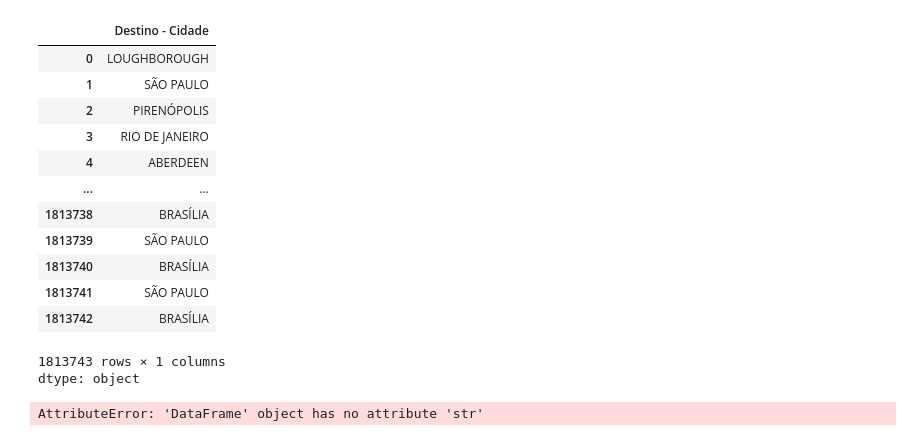
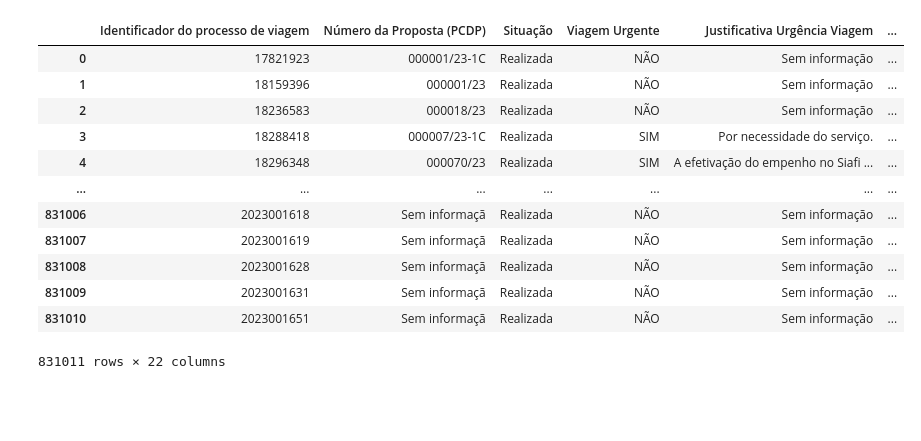
Before and after one commit to dhio-n/estatistica_com_python, a Jupyter notebook: analise_de_dados_viagens_governo_federal_2023.ipynb, the cells around one changed output. Saved outputs shown, nothing was run; the diff lists cells and outputs as text; code cells hidden in the pictures; blank space fills up the shorter version.

```diff
--- a/analise_de_dados_viagens_governo_federal_2023.ipynb
+++ b/analise_de_dados_viagens_governo_federal_2023.ipynb
@@ -6,7 +6,7 @@ import matplotlib as plt
 # %%
-pagamento = pd.read_csv('/content/drive/MyDrive/Asimov/2023_20250309_Viagens/2023_Pagamento.csv', encoding='Windows-1252', sep=';')
-passagem = pd.read_csv('/content/drive/MyDrive/Asimov/2023_20250309_Viagens/2023_Passagem.csv', encoding='Windows-1252', sep=';')
-trecho = pd.read_csv('/content/drive/MyDrive/Asimov/2023_20250309_Viagens/2023_Trecho.csv', encoding='Windows-1252', sep=';')
-viagem = pd.read_csv('/content/drive/MyDrive/Asimov/2023_20250309_Viagens/2023_Viagem.csv', encoding='Windows-1252', sep=';')
+pagamento = pd.read_csv('/content/drive/MyDrive/Asimov/2023_20250309_Viagens/2023_Pagamento.csv', encoding='Windows-1252', sep=';', decimal=',')
+passagem = pd.read_csv('/content/drive/MyDrive/Asimov/2023_20250309_Viagens/2023_Passagem.csv', encoding='Windows-1252', sep=';', decimal=',')
+trecho = pd.read_csv('/content/drive/MyDrive/Asimov/2023_20250309_Viagens/2023_Trecho.csv', encoding='Windows-1252', sep=';', decimal=',')
+viagem = pd.read_csv('/content/drive/MyDrive/Asimov/2023_20250309_Viagens/2023_Viagem.csv', encoding='Windows-1252', sep=';', decimal=',')
 # %%
 pd.set_option('display.max_columns', None)
@@ -29,24 +13,16 @@ trecho
-# %%
-colunas = ['Origem - Cidade','Destino - UF']
-trecho[colunas]
-trecho['Destino - Cidade'].str.upper()
-# %% [output]
-|  | Destino - Cidade |
-| 0 | LOUGHBOROUGH |
-| 1 | SÃO PAULO |
-| 2 | PIRENÓPOLIS |
-| 3 | RIO DE JANEIRO |
-| 4 | ABERDEEN |
-| ... | ... |
-| 1813738 | BRASÍLIA |
-| 1813739 | SÃO PAULO |
-| 1813740 | BRASÍLIA |
-| 1813741 | SÃO PAULO |
-| 1813742 | BRASÍLIA |
-1813743 rows × 1 columns
-dtype: object
-# %%
-colunas = ['Origem - Cidade','Destino - UF']
-trecho
-# %% [output]
-AttributeError: 'DataFrame' object has no attribute 'str'
+# %%
+viagem
+# %% [output]
+|  | Identificador do processo de viagem | Número da Proposta (PCDP) | Situação | Viagem Urgente | Justificativa Urgência Viagem | ... |
+| 0 | 17821923 | 000001/23-1C | Realizada | NÃO | Sem informação | ... |
+| 1 | 18159396 | 000001/23 | Realizada | NÃO | Sem informação | ... |
+| 2 | 18236583 | 000018/23 | Realizada | NÃO | Sem informação | ... |
+| 3 | 18288418 | 000007/23-1C | Realizada | SIM | Por necessidade do serviço. | ... |
+| 4 | 18296348 | 000070/23 | Realizada | SIM | A efetivação do empenho no Siafi ... | ... |
+| ... | ... | ... | ... | ... | ... | ... |
+| 831006 | 2023001618 | Sem informaçã | Realizada | NÃO | Sem informação | ... |
+| 831007 | 2023001619 | Sem informaçã | Realizada | NÃO | Sem informação | ... |
+| 831008 | 2023001628 | Sem informaçã | Realizada | NÃO | Sem informação | ... |
+| 831009 | 2023001631 | Sem informaçã | Realizada | NÃO | Sem informação | ... |
+| 831010 | 2023001651 | Sem informaçã | Realizada | NÃO | Sem informação | ... |
+831011 rows × 22 columns
```
Also changed, not shown: parts of 12 cells of this notebook.
